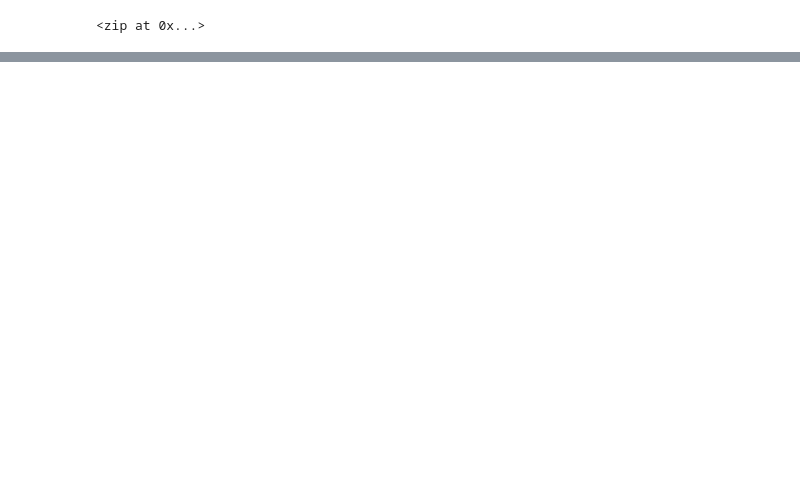
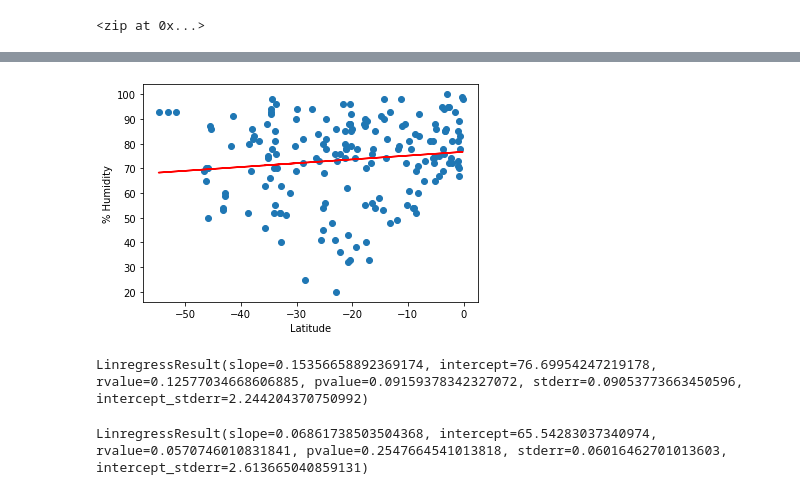
Before and after one commit to DONtheGREAT/World_Weather_Analysis, a Jupyter notebook: WeatherPy.ipynb, the cells around one changed output, grey strips where cells are left out. Drawn from its saved outputs; the diff is of its cells as text; code cells hidden in the pictures; blank space fills up the shorter version.

```diff
--- a/WeatherPy.ipynb
+++ b/WeatherPy.ipynb
@@ -259,0 +375,18 @@ plt.show()
+# %%
+# Linear regression on the Southern Hemisphere
+x_values = southern_hemi_df["Lat"]
+y_values = southern_hemi_df["Humidity"]
+# Call the function.
+plot_linear_regression(x_values, y_values,
+                       'Linear Regression on the Southern Hemisphere \
+                        for % Humidity', '% Humidity',(-50,15))
+# %% [output]
+[figure, added]
+# %%
+linregress(southern_hemi_df["Lat"],southern_hemi_df["Humidity"])
+# %% [output]
+LinregressResult(slope=0.15356658892369174, intercept=76.69954247219178, rvalue=0.12577034668606885, pvalue=0.09159378342327072, stderr=0.09053773663450596, intercept_stderr=2.244204370750992)
+# %%
+linregress(northern_hemi_df["Lat"],northern_hemi_df["Humidity"])
+# %% [output]
+LinregressResult(slope=0.06861738503504368, intercept=65.54283037340974, rvalue=0.0570746010831841, pvalue=0.2547664541013818, stderr=0.06016462701013603, intercept_stderr=2.613665040859131)
```
Also changed, not shown: parts of 24 cells of this notebook.
